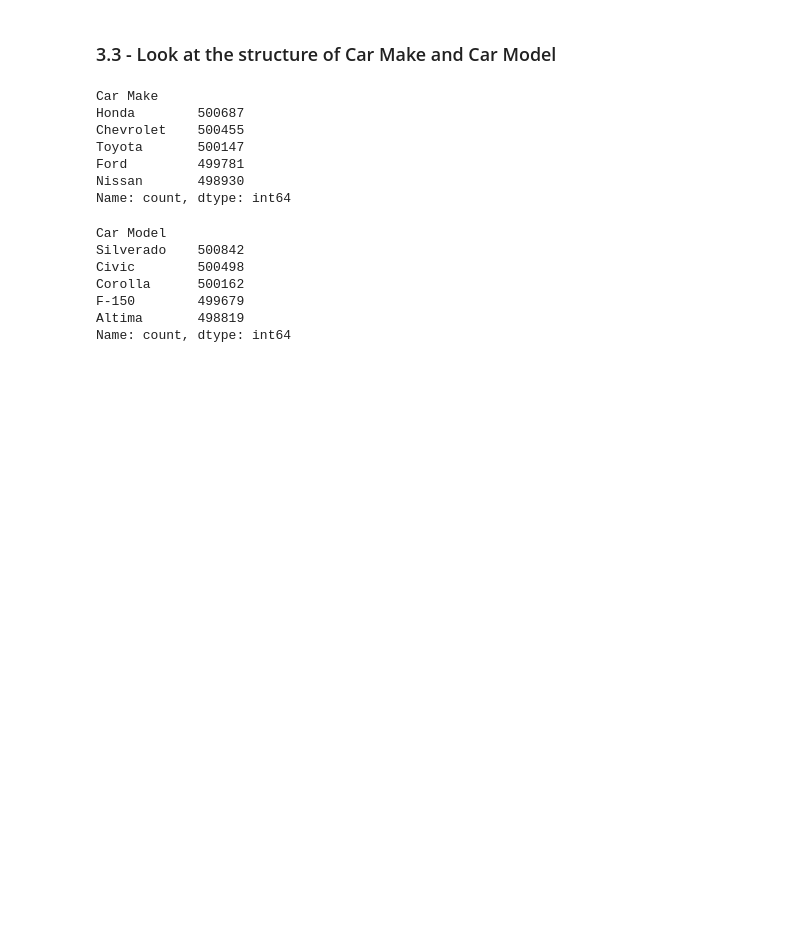
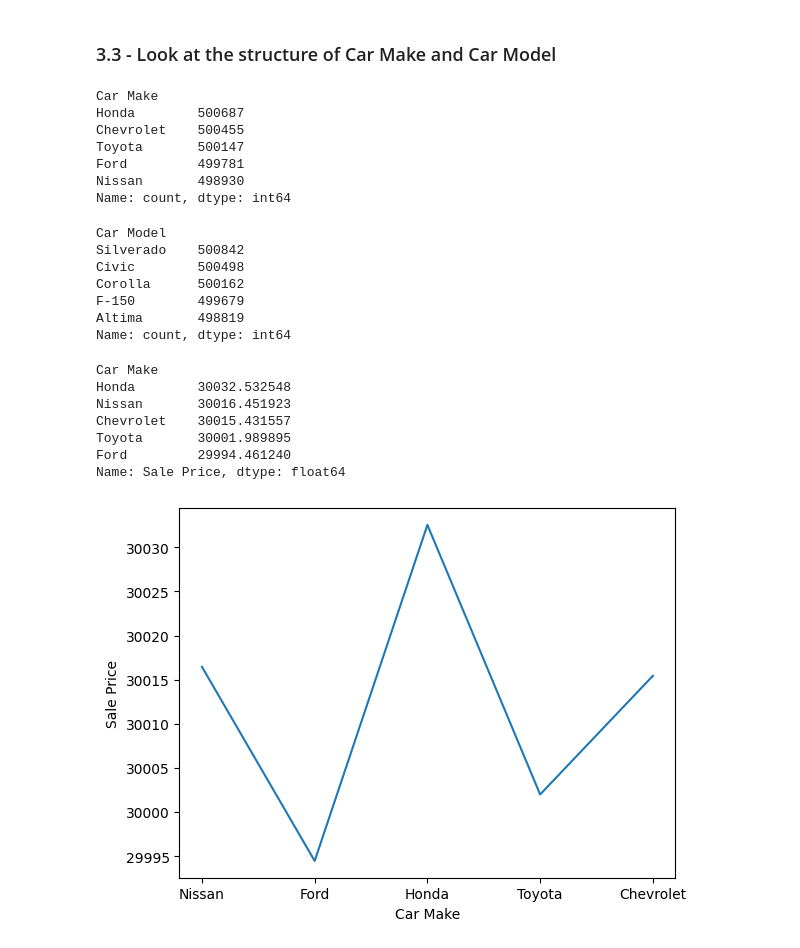
Before and after one commit to ParmarHarsh/Car-Sales-Prediction, a Jupyter notebook: Project-Group-50.ipynb, the cells around one changed output. Drawn from its saved outputs; the diff is of its cells as text; code cells hidden in the pictures; blank space fills up the shorter version.

```diff
--- a/Project-Group-50.ipynb
+++ b/Project-Group-50.ipynb
@@ -178,3 +177,17 @@ Corolla      500162
 F-150        499679
 Altima       498819
 Name: count, dtype: int64
+# %%
+make_vs_price = sns.lineplot(x="Car Make", y="Sale Price", data=cars, errorbar=None)
+
+average_price_by_make = cars.groupby('Car Make')['Sale Price'].mean().sort_values(ascending=False)
+print(average_price_by_make)
+# %% [output]
+Car Make
+Honda        30032.532548
+Nissan       30016.451923
+Chevrolet    30015.431557
+Toyota       30001.989895
+Ford         29994.461240
+Name: Sale Price, dtype: float64
+[figure, added]
```
Also changed, not shown: parts of 27 cells of this notebook.
